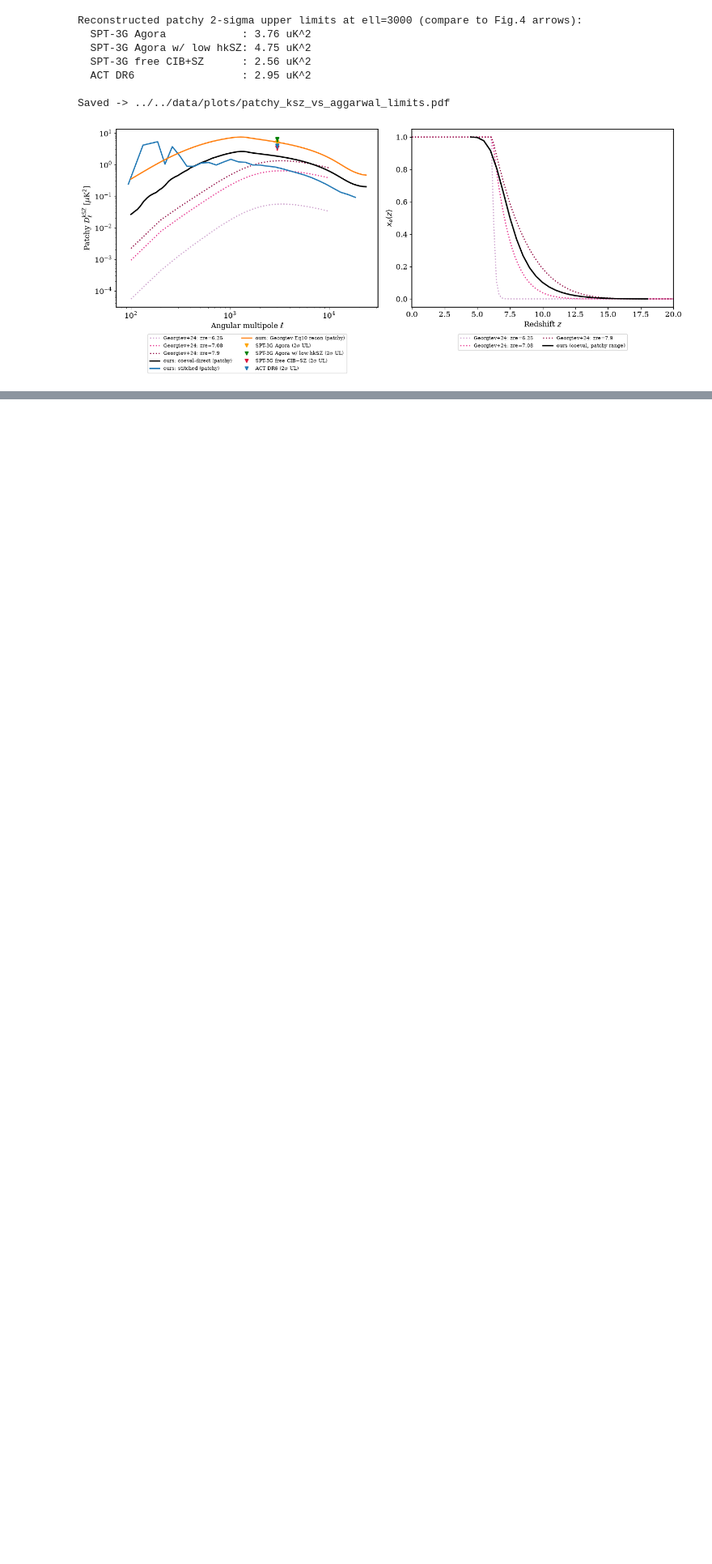
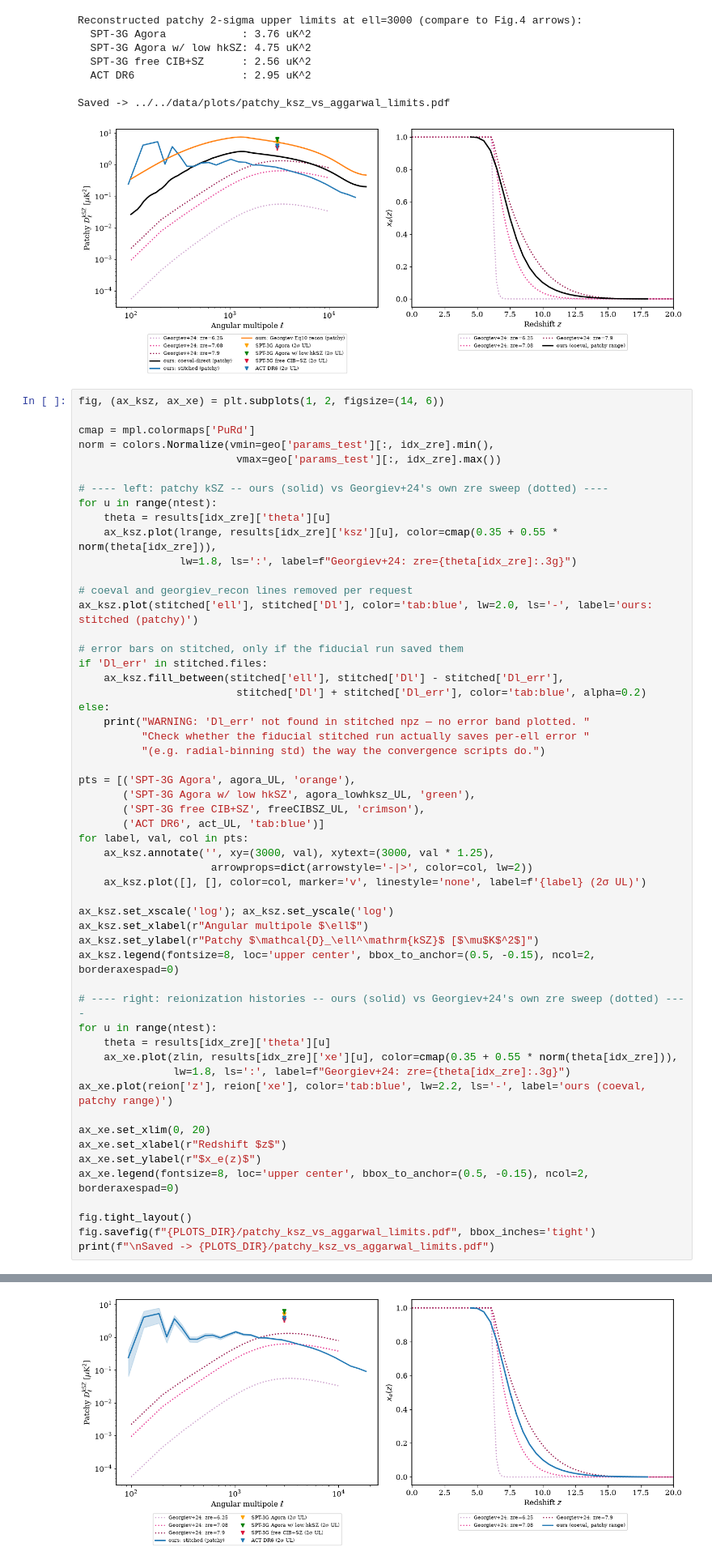
Before and after one commit to swanith01/ksz-pipeline, a Jupyter notebook: notebooks/exploratory/georgiev_comparison.ipynb, the cells around one changed output, grey strips where cells are left out. Shown at 81% size. Cells and saved outputs as stored; diff of their text form; blank space fills up the shorter version.

```diff
--- a/notebooks/exploratory/georgiev_comparison.ipynb
+++ b/notebooks/exploratory/georgiev_comparison.ipynb
@@ -386,3 +386,58 @@ Reconstructed patchy 2-sigma upper limits at ell=3000 (compare to Fig.4 arrows):
 
 Saved -> ../../data/plots/patchy_ksz_vs_aggarwal_limits.pdf
 [figure]
+# %%
+fig, (ax_ksz, ax_xe) = plt.subplots(1, 2, figsize=(14, 6))
+
+cmap = mpl.colormaps['PuRd']
+norm = colors.Normalize(vmin=geo['params_test'][:, idx_zre].min(),
+                         vmax=geo['params_test'][:, idx_zre].max())
+
+# ---- left: patchy kSZ -- ours (solid) vs Georgiev+24's own zre sweep (dotted) ----
+for u in range(ntest):
+    theta = results[idx_zre]['theta'][u]
+    ax_ksz.plot(lrange, results[idx_zre]['ksz'][u], color=cmap(0.35 + 0.55 * norm(theta[idx_zre])),
+                lw=1.8, ls=':', label=f"Georgiev+24: zre={theta[idx_zre]:.3g}")
+
+# coeval and georgiev_recon lines removed per request
+ax_ksz.plot(stitched['ell'], stitched['Dl'], color='tab:blue', lw=2.0, ls='-', label='ours: stitched (patchy)')
+
+# error bars on stitched, only if the fiducial run saved them
+if 'Dl_err' in stitched.files:
+    ax_ksz.fill_between(stitched['ell'], stitched['Dl'] - stitched['Dl_err'],
+                         stitched['Dl'] + stitched['Dl_err'], color='tab:blue', alpha=0.2)
+else:
+    print("WARNING: 'Dl_err' not found in stitched npz — no error band plotted. "
+          "Check whether the fiducial stitched run actually saves per-ell error "
+          "(e.g. radial-binning std) the way the convergence scripts do.")
+
+pts = [('SPT-3G Agora', agora_UL, 'orange'),
+       ('SPT-3G Agora w/ low hkSZ', agora_lowhksz_UL, 'green'),
+       ('SPT-3G free CIB+SZ', freeCIBSZ_UL, 'crimson'),
+       ('ACT DR6', act_UL, 'tab:blue')]
+for label, val, col in pts:
+    ax_ksz.annotate('', xy=(3000, val), xytext=(3000, val * 1.25),
+                     arrowprops=dict(arrowstyle='-|>', color=col, lw=2))
+    ax_ksz.plot([], [], color=col, marker='v', linestyle='none', label=f'{label} (2σ UL)')
+
+ax_ksz.set_xscale('log'); ax_ksz.set_yscale('log')
+ax_ksz.set_xlabel(r"Angular multipole $\ell$")
+ax_ksz.set_ylabel(r"Patchy $\mathcal{D}_\ell^\mathrm{kSZ}$ [$\mu$K$^2$]")
+ax_ksz.legend(fontsize=8, loc='upper center', bbox_to_anchor=(0.5, -0.15), ncol=2, borderaxespad=0)
+
+# ---- right: reionization histories -- ours (solid) vs Georgiev+24's own zre sweep (dotted) ----
+for u in range(ntest):
+    theta = results[idx_zre]['theta'][u]
+    ax_xe.plot(zlin, results[idx_zre]['xe'][u], color=cmap(0.35 + 0.55 * norm(theta[idx_zre])),
+               lw=1.8, ls=':', label=f"Georgiev+24: zre={theta[idx_zre]:.3g}")
+ax_xe.plot(reion['z'], reion['xe'], color='tab:blue', lw=2.2, ls='-', label='ours (coeval, patchy range)')
+
+ax_xe.set_xlim(0, 20)
+ax_xe.set_xlabel(r"Redshift $z$")
+ax_xe.set_ylabel(r"$x_e(z)$")
+ax_xe.legend(fontsize=8, loc='upper center', bbox_to_anchor=(0.5, -0.15), ncol=2, borderaxespad=0)
+
+fig.tight_layout()
+fig.savefig(f"{PLOTS_DIR}/patchy_ksz_vs_aggarwal_limits.pdf", bbox_inches='tight')
+print(f"\nSaved -> {PLOTS_DIR}/patchy_ksz_vs_aggarwal_limits.pdf")
+# %% [output]
@@ -389,3 +445,4 @@ Saved -> ../../data/plots/patchy_ksz_vs_aggarwal_limits.pdf
+[figure, added]
 # %%
 import json
 
```
Also changed, not shown: parts of 1 cell of this notebook, 26 other files.
